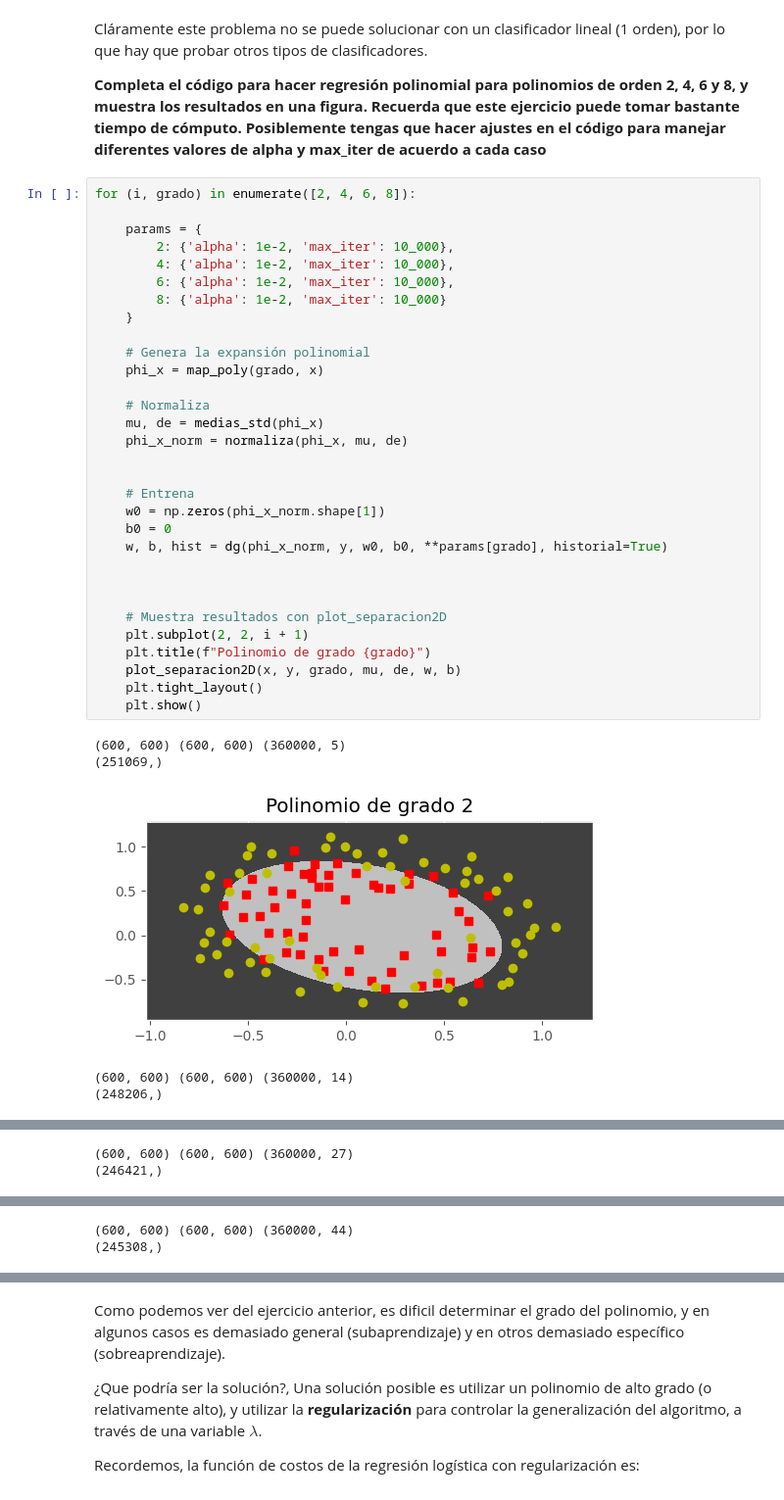
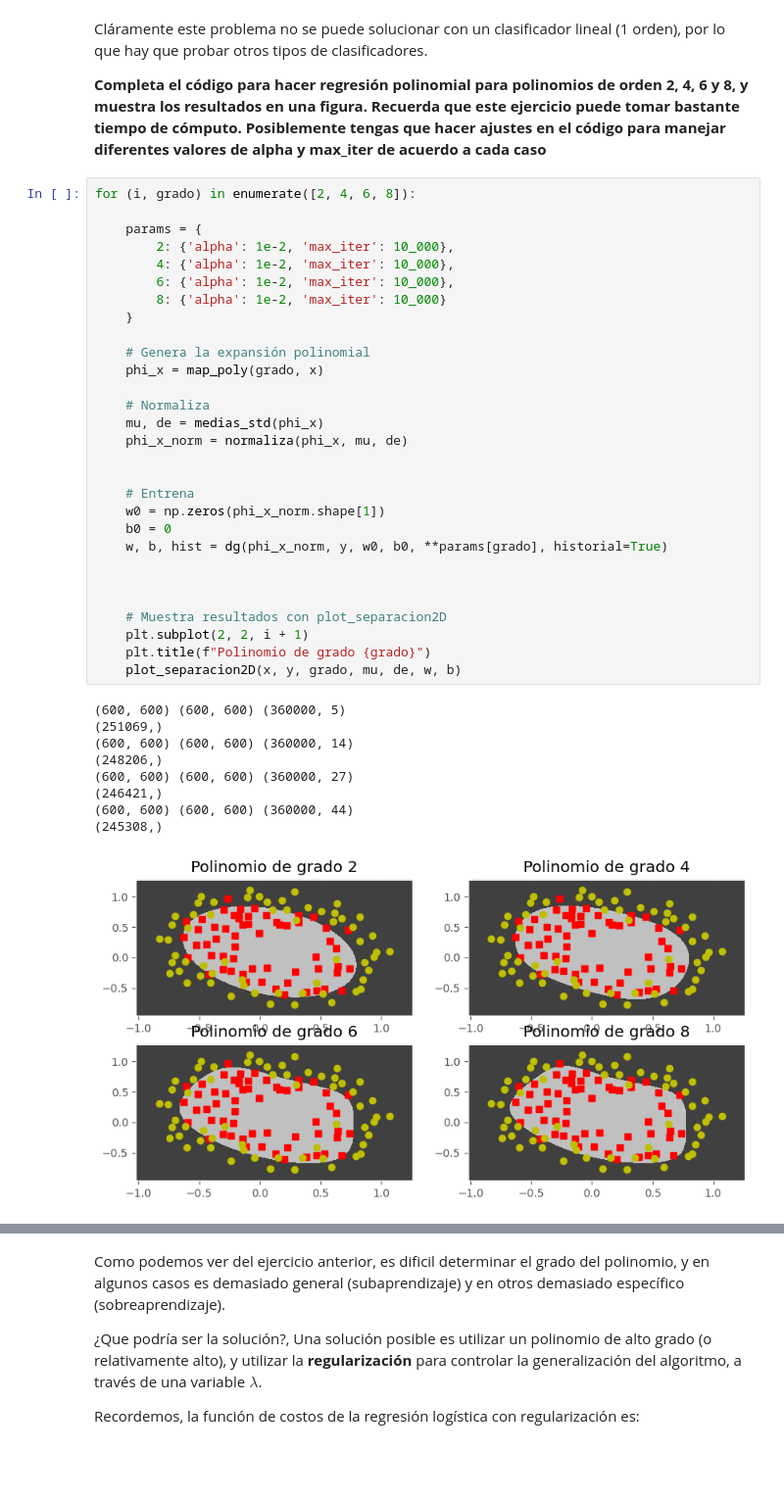
Before and after one commit to Alejandro-Barreras/2-Aprendizaje-2026-barreras, a Jupyter notebook: regularizacion_logistica.ipynb, the cells around one changed output, grey strips where cells are left out. Shown at 98% size. Drawn from its saved outputs; the diff is of its cells as text; blank space fills up the shorter version.

```diff
--- a/regularizacion_logistica.ipynb
+++ b/regularizacion_logistica.ipynb
@@ -428,35 +428,37 @@ for (i, grado) in enumerate([2, 4, 6, 8]):
 
     params = {
         2: {'alpha': 1e-2, 'max_iter': 10_000},
         4: {'alpha': 1e-2, 'max_iter': 10_000},
         6: {'alpha': 1e-2, 'max_iter': 10_000},
         8: {'alpha': 1e-2, 'max_iter': 10_000}
     }
 
     # Genera la expansión polinomial
     phi_x = map_poly(grado, x)
 
     # Normaliza
     mu, de = medias_std(phi_x)
     phi_x_norm = normaliza(phi_x, mu, de)
 
 
     # Entrena
     w0 = np.zeros(phi_x_norm.shape[1])
     b0 = 0
     w, b, hist = dg(phi_x_norm, y, w0, b0, **params[grado], historial=True)
 
 
 
     # Muestra resultados con plot_separacion2D
     plt.subplot(2, 2, i + 1)
     plt.title(f"Polinomio de grado {grado}")
     plot_separacion2D(x, y, grado, mu, de, w, b)
-    plt.tight_layout()
-    plt.show()
 # %% [output]
 (600, 600) (600, 600) (360000, 5)
 (251069,)
+(600, 600) (600, 600) (360000, 14)
+(248206,)
+(600, 600) (600, 600) (360000, 27)
+(246421,)
+(600, 600) (600, 600) (360000, 44)
+(245308,)
-[figure, old version]
+[figure, new version]
-(600, 600) (600, 600) (360000, 14)
-(248206,)
@@ -464,2 +464,0 @@ for (i, grado) in enumerate([2, 4, 6, 8]):
-(600, 600) (600, 600) (360000, 27)
-(246421,)
@@ -467,2 +464,0 @@ for (i, grado) in enumerate([2, 4, 6, 8]):
-(600, 600) (600, 600) (360000, 44)
-(245308,)
```
Also changed, not shown: parts of 6 cells of this notebook.
